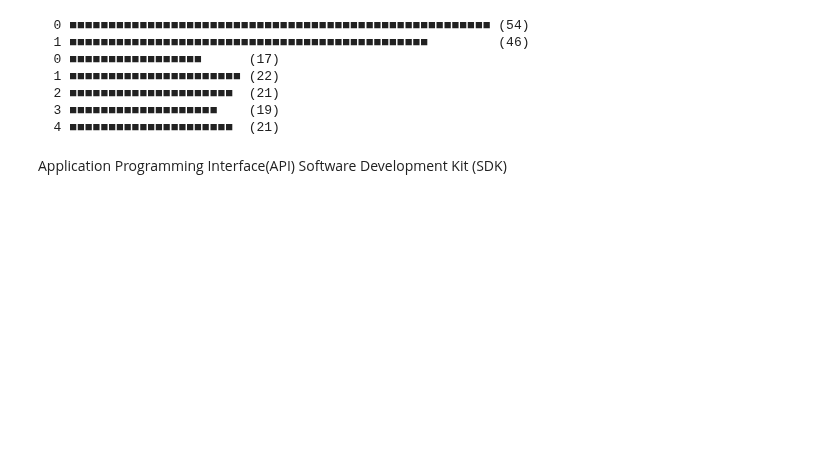
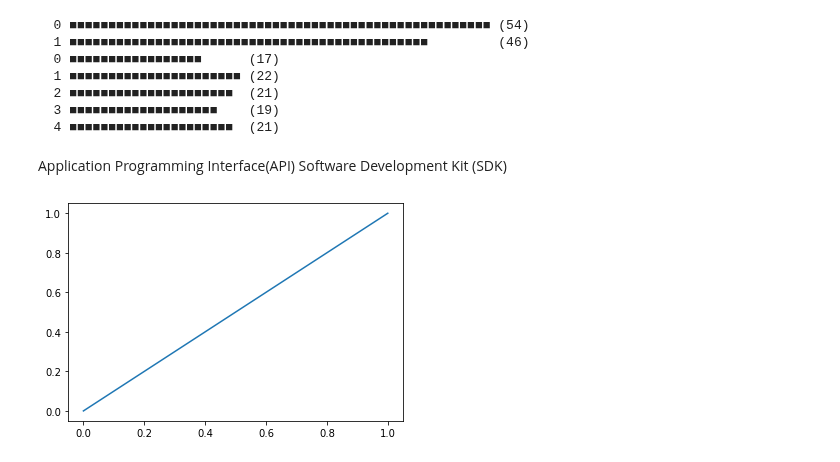
Before and after one commit to Kzoz/Kzoz.github.io, a Jupyter notebook: py_for_fun/LeetCode.ipynb, the cells around one changed output. Drawn from its saved outputs; the diff is of its cells as text; code cells hidden in the pictures; blank space fills up the shorter version.

```diff
--- a/py_for_fun/LeetCode.ipynb
+++ b/py_for_fun/LeetCode.ipynb
@@ -2535,3 +2535,32 @@ plot(distribute(printable, num_containers=5))
 # %% [markdown]
 Application Programming Interface(API)
 Software Development Kit (SDK)
+# %%
+import numpy
+
+def c(n,x):
+    y = 0
+    for j in range(n):
+        if j ==0:
+            if 0 <= x.all()  <= 1:
+                y = x
+            else:
+                y =0
+        else:
+            if 0 <=x<=1/3:
+                y = y+0.5*c(j-1,3*x)
+            elif 2/3 <=x<=1:
+                y = y +0.5+0.5*c(j-1,3*x-2)
+            elif 1/3 < x<1/2:
+                y = 0.5
+            else:
+                y =0
+    return y
+
+import matplotlib.pyplot as plt
+x = numpy.linspace(0.0,1.0,1000)
+y = c(1,x)
+plt.plot(x,y)
+plt.show()
+# %% [output]
+[figure, added]
```
Also changed, not shown: parts of 1 cell of this notebook.
